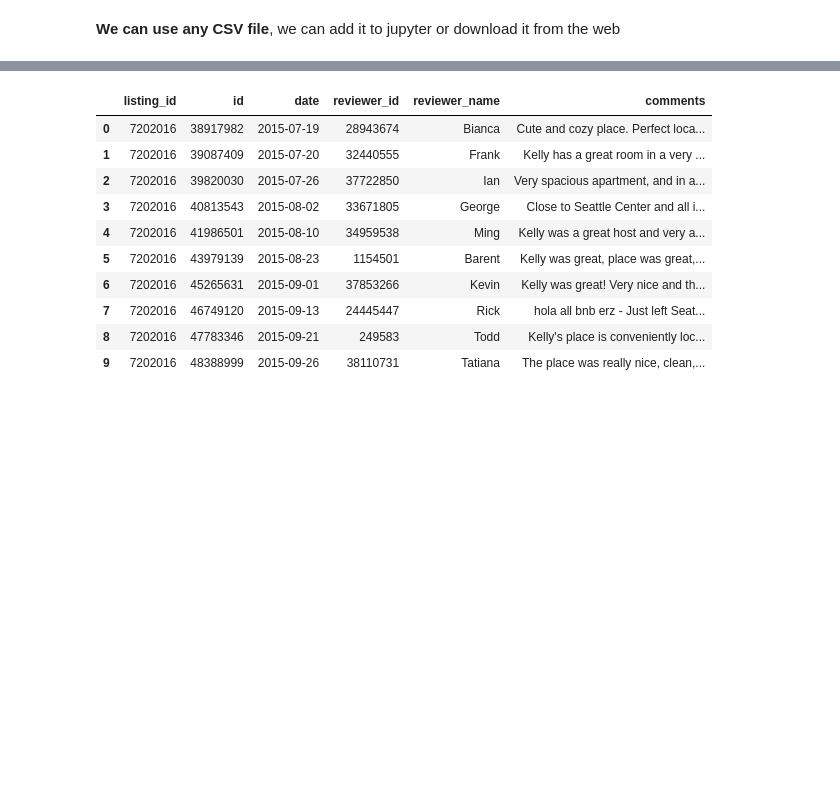
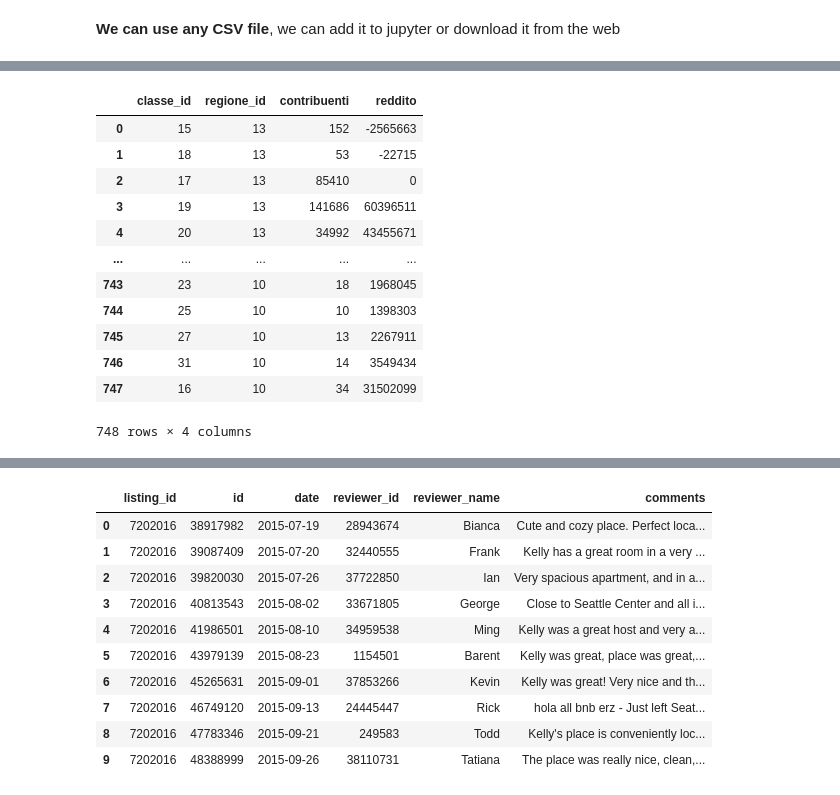
Before and after one commit to UniVR-DH/DBMS-course, a Jupyter notebook: notebooks/lab03-duckdb.ipynb, the cells around one changed output, grey strips where cells are left out. Saved outputs shown, nothing was run; the diff lists cells and outputs as text; code cells hidden in the pictures; blank space fills up the shorter version.

```diff
--- a/notebooks/lab03-duckdb.ipynb
+++ b/notebooks/lab03-duckdb.ipynb
@@ -42,0 +202,41 @@ SELECT 1=2 as test, 'Hello people' as message, 3*12345 as math  ;
+# %%
+%%sql
+ROLLBACK;
+-- Drop the table to clear the aborted state and old data
+DROP TABLE IF EXISTS irpef_reg;
+
+CREATE TABLE IF NOT EXISTS irpef_reg (
+    classe_id INTEGER,
+    regione_id INTEGER,
+    contribuenti BIGINT,
+    reddito BIGINT,
+    PRIMARY KEY (classe_id,regione_id),
+    FOREIGN KEY (classe_id) REFERENCES classe_codes(id),
+    FOREIGN KEY (regione_id) REFERENCES regione_codes(id)
+);
+
+INSERT INTO irpef_reg (classe_id, regione_id, contribuenti, reddito)
+    SELECT
+    cc.id,
+    rc.id,
+    CAST(REPLACE("Numero contribuenti", '.', '') AS BIGINT),
+    CAST(REPLACE("Reddito complessivo - Ammontare in euro", '.', '') AS BIGINT),
+    FROM read_csv('irpef.regione.2024.csv', header=true) csv
+       INNER JOIN classe_codes cc ON csv."Classi di reddito complessivo in euro" = cc.classe_name
+       INNER JOIN regione_codes rc ON csv."Regione" = rc.regione_name;
+
+SELECT * FROM irpef_reg;
+# %% [output]
+|  | classe_id | regione_id | contribuenti | reddito |
+| 0 | 15 | 13 | 152 | -2565663 |
+| 1 | 18 | 13 | 53 | -22715 |
+| 2 | 17 | 13 | 85410 | 0 |
+| 3 | 19 | 13 | 141686 | 60396511 |
+| 4 | 20 | 13 | 34992 | 43455671 |
+| ... | ... | ... | ... | ... |
+| 743 | 23 | 10 | 18 | 1968045 |
+| 744 | 25 | 10 | 10 | 1398303 |
+| 745 | 27 | 10 | 13 | 2267911 |
+| 746 | 31 | 10 | 14 | 3549434 |
+| 747 | 16 | 10 | 34 | 31502099 |
+748 rows × 4 columns
```
Also changed, not shown: parts of 11 cells of this notebook.
